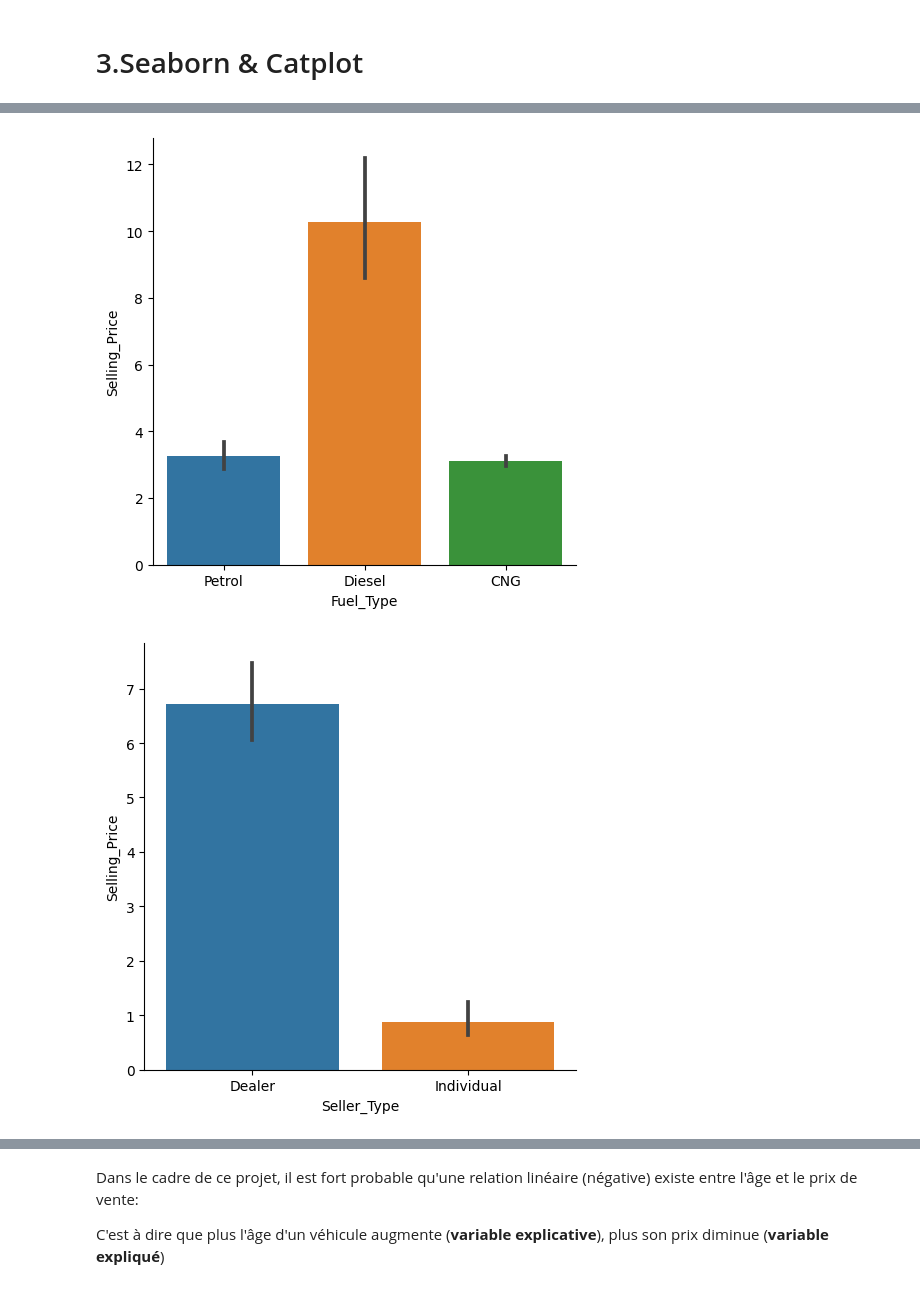
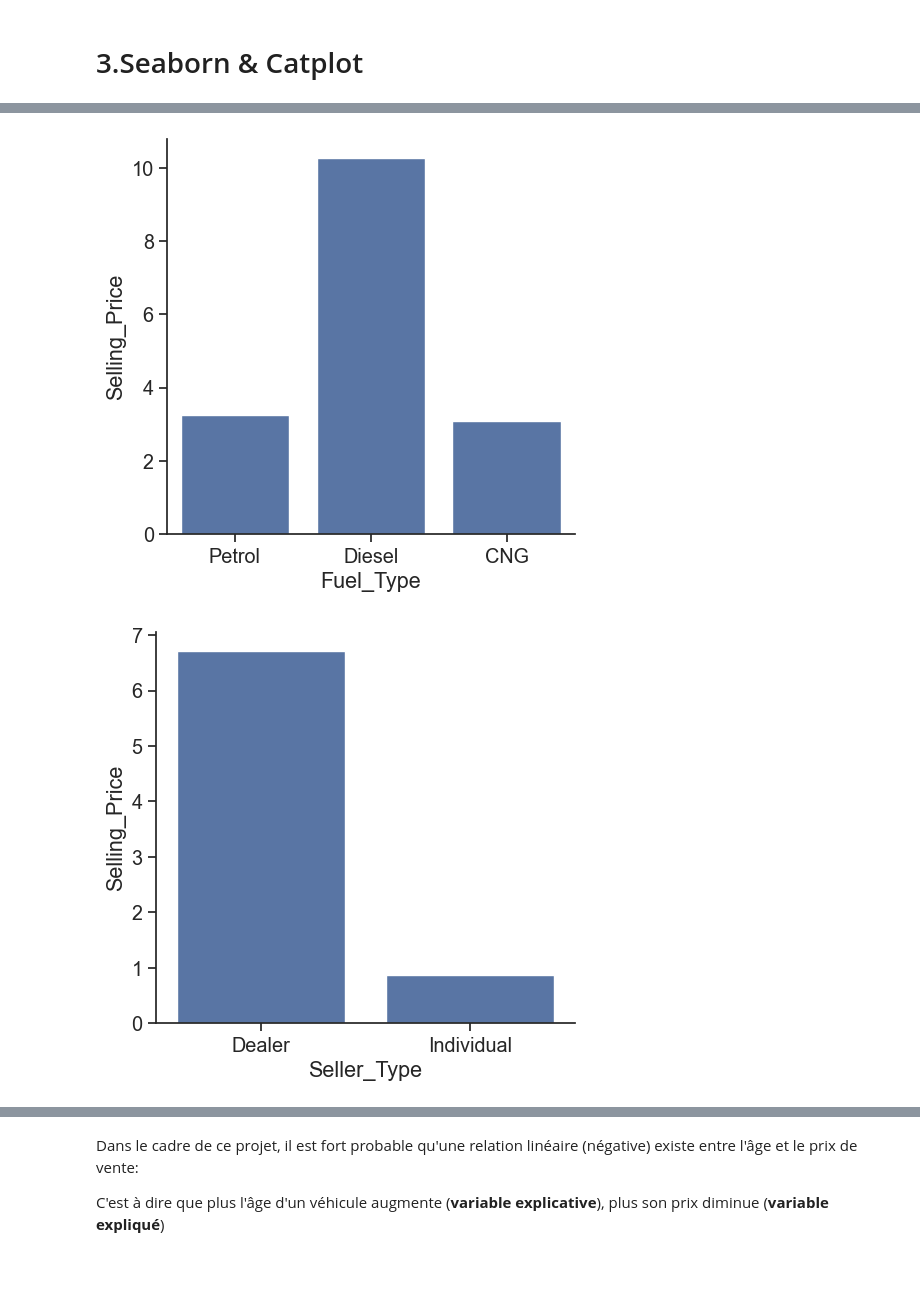
Before and after one commit to marwan-rouissi/new-car, a Jupyter notebook: eda.ipynb, the cells around one changed output, grey strips where cells are left out. Cells and saved outputs as stored; diff of their text form; code cells hidden in the pictures.

```diff
--- a/eda.ipynb
+++ b/eda.ipynb
@@ -175,0 +154,5 @@ plt.show()
+# %%
+sns.set(style="ticks", font_scale=1.3)
+sns.despine(offset=10, trim=True)
+sns.catplot(data=df, y="Selling_Price", x="Fuel_Type", hue="Owner", col="Transmission", kind="box")
+plt.show()
@@ -176,19 +162,19 @@ plt.show()
 # %%
 # CNG = Compressed Natural Gas
-sns.catplot(x='Fuel_Type', y='Selling_Price', data=df, kind='bar')
+sns.catplot(x='Fuel_Type', y='Selling_Price', data=df, kind='bar', errorbar=None)
 plt.show()
 
-sns.catplot(x='Seller_Type', y='Selling_Price', data=df, kind='bar')
+sns.catplot(x='Seller_Type', y='Selling_Price', data=df, kind='bar', errorbar=None)
 plt.show()
 
-sns.catplot(x='Transmission', y='Selling_Price', data=df, kind='bar')
+sns.catplot(x='Transmission', y='Selling_Price', data=df, kind='bar', errorbar=None)
 plt.show()
 
-sns.catplot(x='Owner', y='Selling_Price', data=df, kind='bar')
+sns.catplot(x='Owner', y='Selling_Price', data=df, kind='bar', errorbar=None)
 plt.show()
 
-sns.catplot(x='Year', y='Selling_Price', data=df, kind='bar', height=5, aspect=3)
+sns.catplot(x='Year', y='Selling_Price', data=df, kind='bar', height=5, aspect=3, errorbar=None)
 plt.show()
 # %% [output]
-[figure, old version]
+[figure, new version]
-[figure, old version]
+[figure, new version]
```
Also changed, not shown: parts of 21 cells of this notebook.
